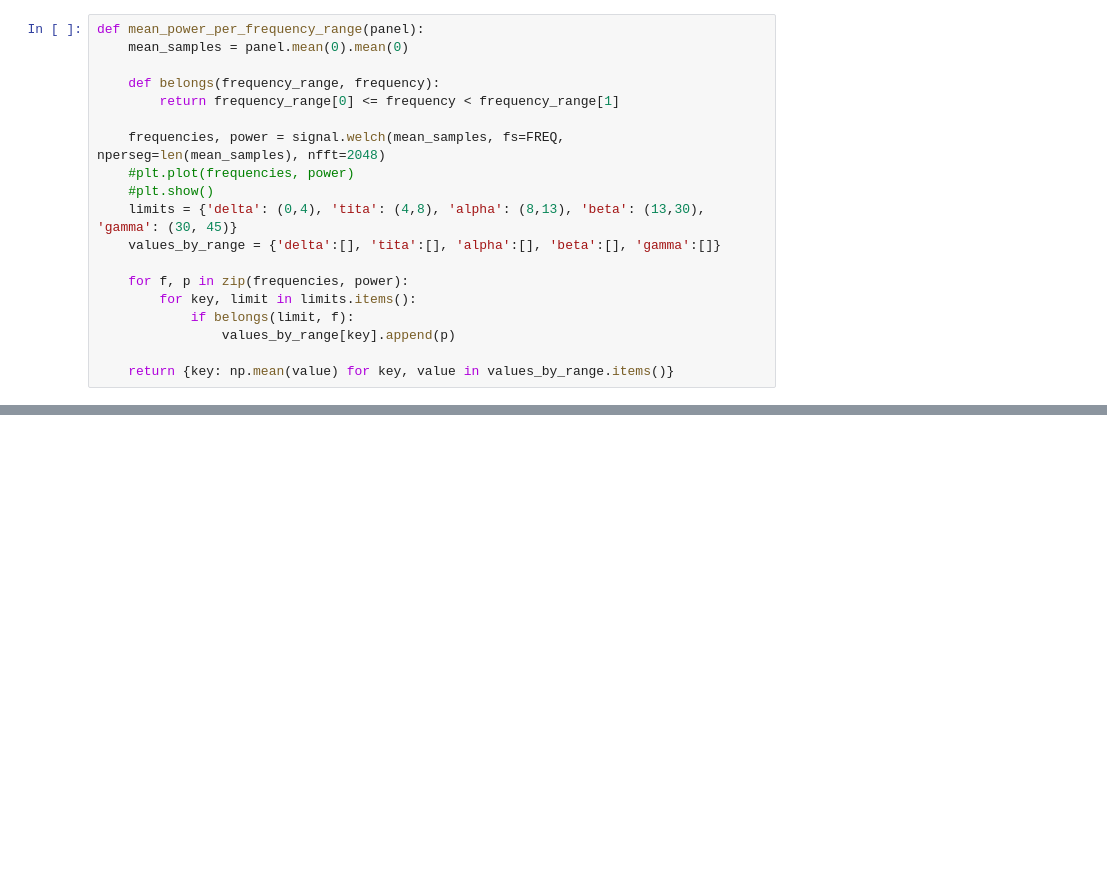
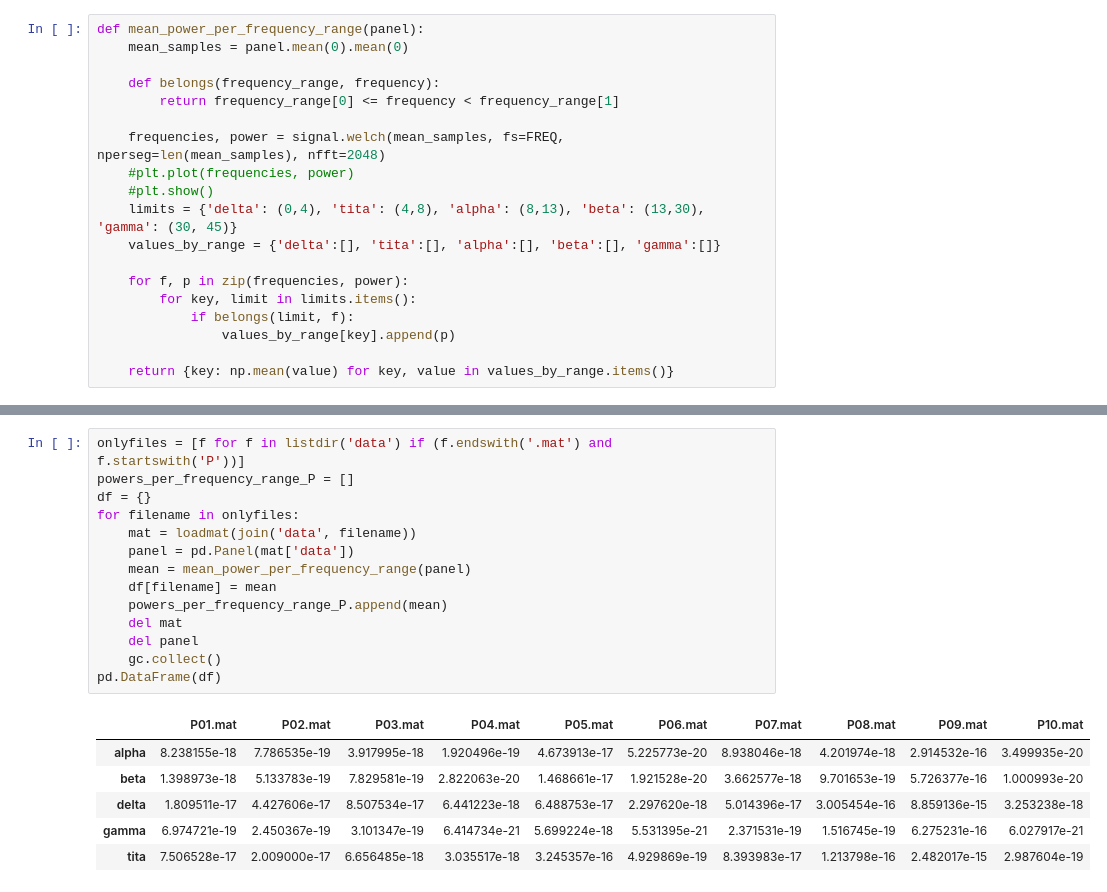
Before and after one commit to gfourcade/cienciadatos, a Jupyter notebook: tp2/tp2.ipynb, the cells around one changed output, grey strips where cells are left out. Drawn from its saved outputs; the diff is of its cells as text; blank space fills up the shorter version.

```diff
--- a/tp2/tp2.ipynb
+++ b/tp2/tp2.ipynb
@@ -176,3 +148,24 @@ P10.mat
+# %%
+onlyfiles = [f for f in listdir('data') if (f.endswith('.mat') and f.startswith('P'))]
+powers_per_frequency_range_P = []
+df = {}
+for filename in onlyfiles:
+    mat = loadmat(join('data', filename))
+    panel = pd.Panel(mat['data'])
+    mean = mean_power_per_frequency_range(panel)
+    df[filename] = mean
+    powers_per_frequency_range_P.append(mean)
+    del mat
+    del panel
+    gc.collect()
+pd.DataFrame(df)
+# %% [output]
+|  | P01.mat | P02.mat | P03.mat | P04.mat | P05.mat | P06.mat | P07.mat | P08.mat | P09.mat | P10.mat |
+| alpha | 8.238155e-18 | 7.786535e-19 | 3.917995e-18 | 1.920496e-19 | 4.673913e-17 | 5.225773e-20 | 8.938046e-18 | 4.201974e-18 | 2.914532e-16 | 3.499935e-20 |
+| beta | 1.398973e-18 | 5.133783e-19 | 7.829581e-19 | 2.822063e-20 | 1.468661e-17 | 1.921528e-20 | 3.662577e-18 | 9.701653e-19 | 5.726377e-16 | 1.000993e-20 |
+| delta | 1.809511e-17 | 4.427606e-17 | 8.507534e-17 | 6.441223e-18 | 6.488753e-17 | 2.297620e-18 | 5.014396e-17 | 3.005454e-16 | 8.859136e-15 | 3.253238e-18 |
+| gamma | 6.974721e-19 | 2.450367e-19 | 3.101347e-19 | 6.414734e-21 | 5.699224e-18 | 5.531395e-21 | 2.371531e-19 | 1.516745e-19 | 6.275231e-16 | 6.027917e-21 |
+| tita | 7.506528e-17 | 2.009000e-17 | 6.656485e-18 | 3.035517e-18 | 3.245357e-16 | 4.929869e-19 | 8.393983e-17 | 1.213798e-16 | 2.482017e-15 | 2.987604e-19 |
 # %%
 dS = pd.DataFrame(powers_per_frequency_range_S)
 dP = pd.DataFrame(powers_per_frequency_range_P)
```
Also changed, not shown: parts of 6 cells of this notebook.
